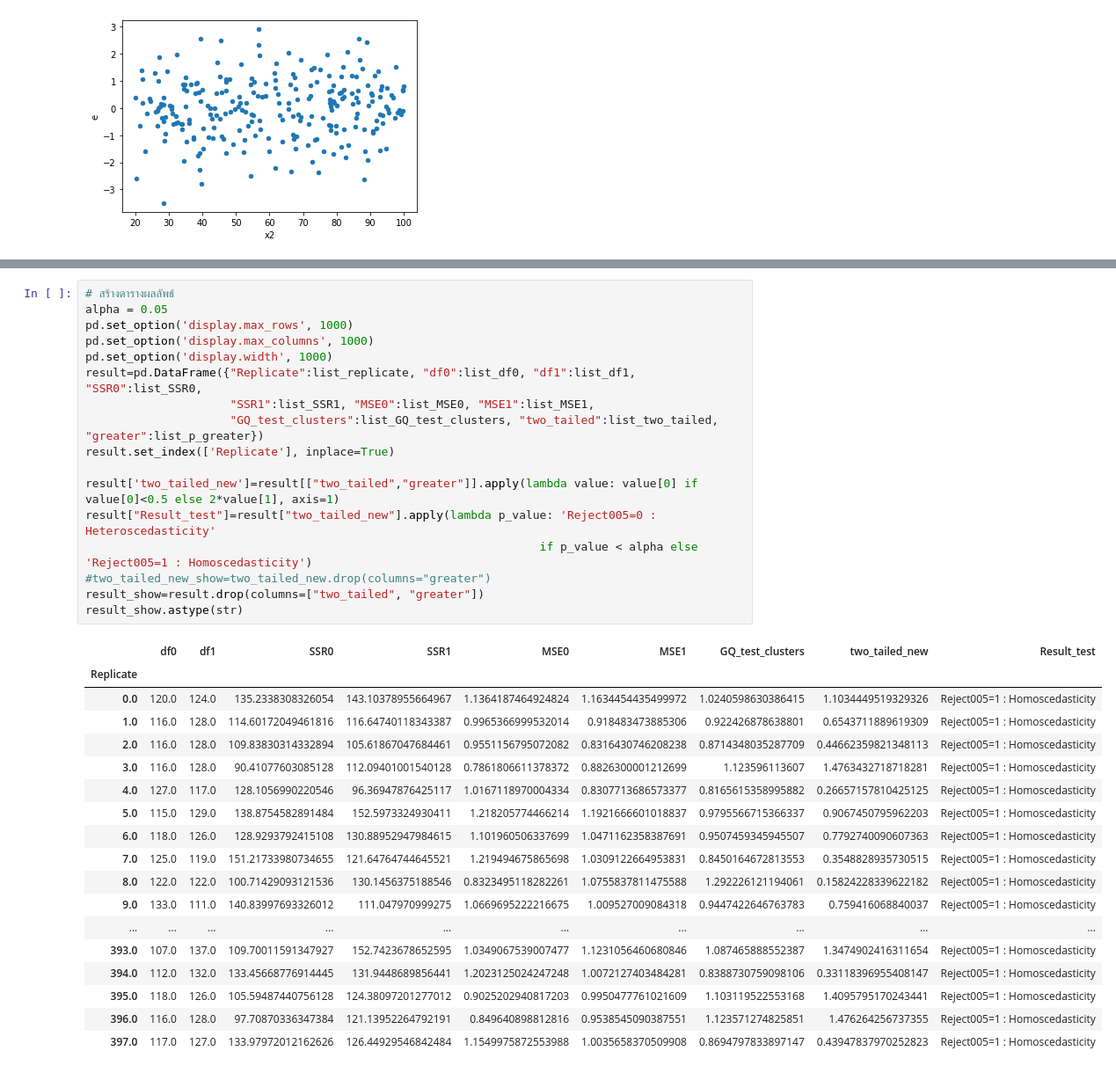
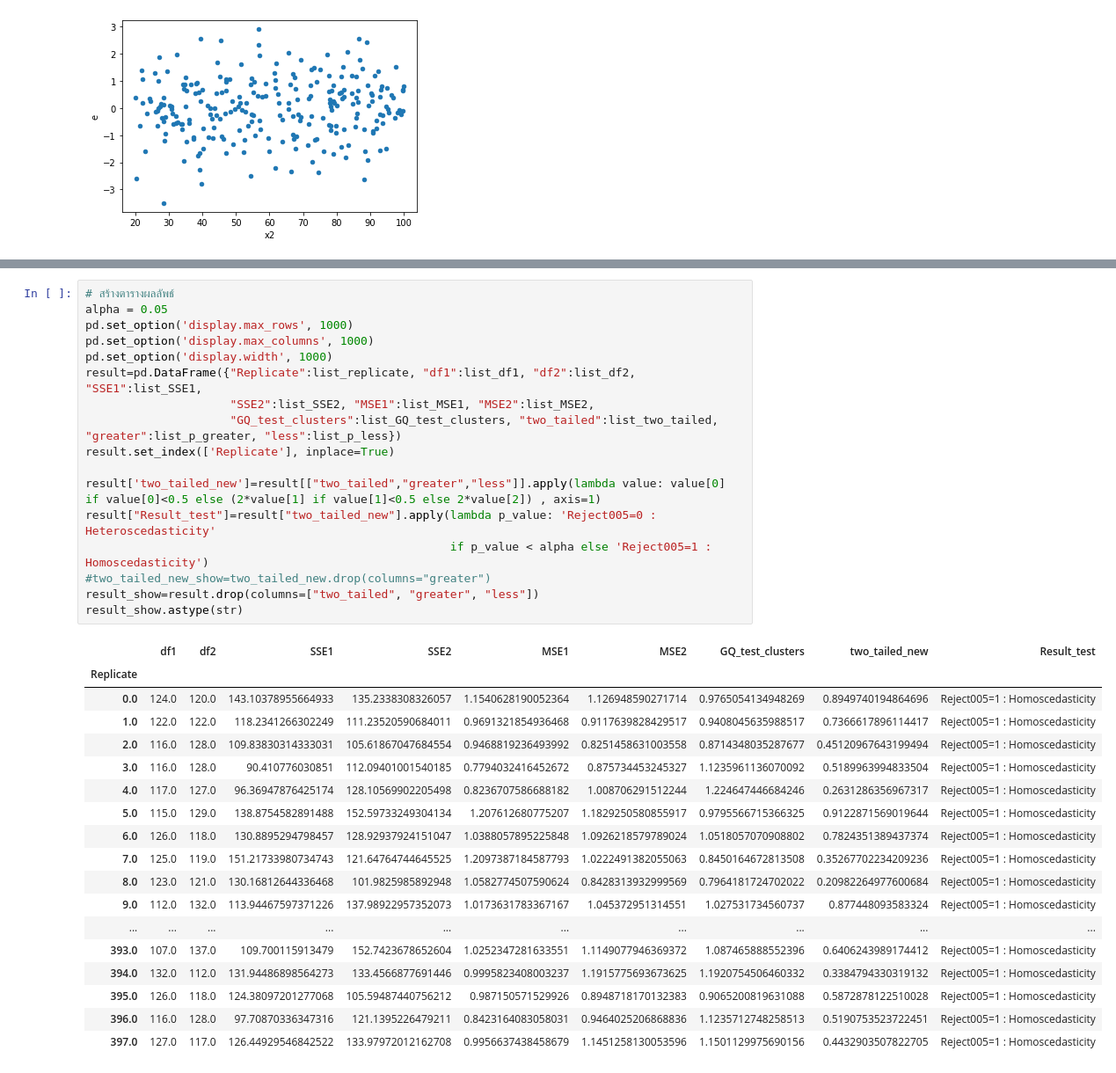
Before and after one commit to iam-fern/Generate_addition, a Jupyter notebook: GQtest_cluster_data_add_delta_(0)_n250_05.ipynb, the cells around one changed output, grey strips where cells are left out. Shown at 88% size. Cells and saved outputs as stored; diff of their text form.

```diff
--- a/GQtest_cluster_data_add_delta_(0)_n250_05.ipynb
+++ b/GQtest_cluster_data_add_delta_(0)_n250_05.ipynb
@@ -285,39 +284,39 @@ result.astype(str)
 # %%
 # สร้างตารางผลลัพธ์
 alpha = 0.05
 pd.set_option('display.max_rows', 1000)
 pd.set_option('display.max_columns', 1000)
 pd.set_option('display.width', 1000)
-result=pd.DataFrame({"Replicate":list_replicate, "df0":list_df0, "df1":list_df1, "SSR0":list_SSR0,
-                     "SSR1":list_SSR1, "MSE0":list_MSE0, "MSE1":list_MSE1,
-                     "GQ_test_clusters":list_GQ_test_clusters, "two_tailed":list_two_tailed, "greater":list_p_greater})
+result=pd.DataFrame({"Replicate":list_replicate, "df1":list_df1, "df2":list_df2, "SSE1":list_SSE1,
+                     "SSE2":list_SSE2, "MSE1":list_MSE1, "MSE2":list_MSE2,
+                     "GQ_test_clusters":list_GQ_test_clusters, "two_tailed":list_two_tailed, "greater":list_p_greater, "less":list_p_less})
 result.set_index(['Replicate'], inplace=True)
 
-result['two_tailed_new']=result[["two_tailed","greater"]].apply(lambda value: value[0] if value[0]<0.5 else 2*value[1], axis=1)
+result['two_tailed_new']=result[["two_tailed","greater","less"]].apply(lambda value: value[0] if value[0]<0.5 else (2*value[1] if value[1]<0.5 else 2*value[2]) , axis=1)
 result["Result_test"]=result["two_tailed_new"].apply(lambda p_value: 'Reject005=0 : Heteroscedasticity'
-                                                                  if p_value < alpha else 'Reject005=1 : Homoscedasticity')
+                                                     if p_value < alpha else 'Reject005=1 : Homoscedasticity')
 #two_tailed_new_show=two_tailed_new.drop(columns="greater")
-result_show=result.drop(columns=["two_tailed", "greater"])
+result_show=result.drop(columns=["two_tailed", "greater", "less"])
 result_show.astype(str)
 # %% [output]
-|  | df0 | df1 | SSR0 | SSR1 | MSE0 | MSE1 | GQ_test_clusters | two_tailed_new | Result_test |
+|  | df1 | df2 | SSE1 | SSE2 | MSE1 | MSE2 | GQ_test_clusters | two_tailed_new | Result_test |
 | Replicate |  |  |  |  |  |  |  |  |  |
-| 0.0 | 120.0 | 124.0 | 135.2338308326054 | 143.10378955664967 | 1.1364187464924824 | 1.1634454435499972 | 1.0240598630386415 | 1.1034449519329326 | Reject005=1 : Homoscedasticity |
-| 1.0 | 116.0 | 128.0 | 114.60172049461816 | 116.64740118343387 | 0.9965366999532014 | 0.918483473885306 | 0.922426878638801 | 0.6543711889619309 | Reject005=1 : Homoscedasticity |
-| 2.0 | 116.0 | 128.0 | 109.83830314332894 | 105.61867047684461 | 0.9551156795072082 | 0.8316430746208238 | 0.8714348035287709 | 0.44662359821348113 | Reject005=1 : Homoscedasticity |
-| 3.0 | 116.0 | 128.0 | 90.41077603085128 | 112.09401001540128 | 0.7861806611378372 | 0.8826300001212699 | 1.123596113607 | 1.4763432718718281 | Reject005=1 : Homoscedasticity |
-| 4.0 | 127.0 | 117.0 | 128.1056990220546 | 96.36947876425117 | 1.0167118970004334 | 0.8307713686573377 | 0.8165615358995882 | 0.26657157810425125 | Reject005=1 : Homoscedasticity |
-| 5.0 | 115.0 | 129.0 | 138.8754582891484 | 152.5973324930411 | 1.218205774466214 | 1.1921666601018837 | 0.9795566715366337 | 0.9067450795962203 | Reject005=1 : Homoscedasticity |
-| 6.0 | 118.0 | 126.0 | 128.9293792415108 | 130.88952947984615 | 1.101960506337699 | 1.0471162358387691 | 0.9507459345945507 | 0.7792740090607363 | Reject005=1 : Homoscedasticity |
-| 7.0 | 125.0 | 119.0 | 151.21733980734655 | 121.64764744645521 | 1.219494675865698 | 1.0309122664953831 | 0.8450164672813553 | 0.3548828935730515 | Reject005=1 : Homoscedasticity |
-| 8.0 | 122.0 | 122.0 | 100.71429093121536 | 130.1456375188546 | 0.8323495118282261 | 1.0755837811475588 | 1.292226121194061 | 0.15824228339622182 | Reject005=1 : Homoscedasticity |
-| 9.0 | 133.0 | 111.0 | 140.83997693326012 | 111.047970999275 | 1.0669695222216675 | 1.009527009084318 | 0.9447422646763783 | 0.759416068840037 | Reject005=1 : Homoscedasticity |
+| 0.0 | 124.0 | 120.0 | 143.10378955664933 | 135.2338308326057 | 1.1540628190052364 | 1.126948590271714 | 0.9765054134948269 | 0.8949740194864696 | Reject005=1 : Homoscedasticity |
+| 1.0 | 122.0 | 122.0 | 118.2341266302249 | 111.23520590684011 | 0.9691321854936468 | 0.9117639828429517 | 0.9408045635988517 | 0.7366617896114417 | Reject005=1 : Homoscedasticity |
+| 2.0 | 116.0 | 128.0 | 109.83830314333031 | 105.61867047684554 | 0.9468819236493992 | 0.8251458631003558 | 0.8714348035287677 | 0.45120967643199494 | Reject005=1 : Homoscedasticity |
+| 3.0 | 116.0 | 128.0 | 90.410776030851 | 112.09401001540185 | 0.7794032416452672 | 0.875734453245327 | 1.1235961136070092 | 0.5189963994833504 | Reject005=1 : Homoscedasticity |
+| 4.0 | 117.0 | 127.0 | 96.36947876425174 | 128.10569902205498 | 0.8236707586688182 | 1.008706291512244 | 1.224647446684246 | 0.2631286356967317 | Reject005=1 : Homoscedasticity |
+| 5.0 | 115.0 | 129.0 | 138.8754582891488 | 152.59733249304134 | 1.207612680775207 | 1.1829250580855917 | 0.9795566715366325 | 0.9122871569019644 | Reject005=1 : Homoscedasticity |
+| 6.0 | 126.0 | 118.0 | 130.8895294798457 | 128.92937924151047 | 1.0388057895225848 | 1.0926218579789024 | 1.0518057070908802 | 0.7824351389437374 | Reject005=1 : Homoscedasticity |
+| 7.0 | 125.0 | 119.0 | 151.21733980734743 | 121.64764744645525 | 1.2097387184587793 | 1.0222491382055063 | 0.8450164672813508 | 0.35267702234209236 | Reject005=1 : Homoscedasticity |
+| 8.0 | 123.0 | 121.0 | 130.16812644336468 | 101.9825985892948 | 1.0582774507590624 | 0.8428313932999569 | 0.7964181724702022 | 0.20982264977600684 | Reject005=1 : Homoscedasticity |
+| 9.0 | 112.0 | 132.0 | 113.94467597371226 | 137.98922957352073 | 1.0173631783367167 | 1.045372951314551 | 1.027531734560737 | 0.877448093583324 | Reject005=1 : Homoscedasticity |
 | ... | ... | ... | ... | ... | ... | ... | ... | ... | ... |
-| 393.0 | 107.0 | 137.0 | 109.70011591347927 | 152.7423678652595 | 1.0349067539007477 | 1.1231056460680846 | 1.087465888552387 | 1.3474902416311654 | Reject005=1 : Homoscedasticity |
-| 394.0 | 112.0 | 132.0 | 133.45668776914445 | 131.9448689856441 | 1.2023125024247248 | 1.0072127403484281 | 0.8388730759098106 | 0.33118396955408147 | Reject005=1 : Homoscedasticity |
-| 395.0 | 118.0 | 126.0 | 105.59487440756128 | 124.38097201277012 | 0.9025202940817203 | 0.9950477761021609 | 1.103119522553168 | 1.4095795170243441 | Reject005=1 : Homoscedasticity |
-| 396.0 | 116.0 | 128.0 | 97.70870336347384 | 121.13952264792191 | 0.849640898812816 | 0.9538545090387551 | 1.123571274825851 | 1.476264256737355 | Reject005=1 : Homoscedasticity |
-| 397.0 | 117.0 | 127.0 | 133.97972012162626 | 126.44929546842484 | 1.1549975872553988 | 1.0035658370509908 | 0.8694797833897147 | 0.43947837970252823 | Reject005=1 : Homoscedasticity |
+| 393.0 | 107.0 | 137.0 | 109.700115913479 | 152.7423678652604 | 1.0252347281633551 | 1.1149077946369372 | 1.087465888552396 | 0.6406243989174412 | Reject005=1 : Homoscedasticity |
+| 394.0 | 132.0 | 112.0 | 131.94486898564273 | 133.4566877691446 | 0.9995823408003237 | 1.1915775693673625 | 1.1920754506460332 | 0.3384794330319132 | Reject005=1 : Homoscedasticity |
+| 395.0 | 126.0 | 118.0 | 124.38097201277068 | 105.59487440756212 | 0.987150571529926 | 0.8948718170132383 | 0.9065200819631088 | 0.5872878122510028 | Reject005=1 : Homoscedasticity |
+| 396.0 | 116.0 | 128.0 | 97.70870336347316 | 121.1395226479211 | 0.8423164083058031 | 0.9464025206868836 | 1.1235712748258513 | 0.5190753523722451 | Reject005=1 : Homoscedasticity |
+| 397.0 | 127.0 | 117.0 | 126.44929546842522 | 133.97972012162708 | 0.9956637438458679 | 1.1451258130053596 | 1.1501129975690156 | 0.4432903507822705 | Reject005=1 : Homoscedasticity |
 # %%
 result_show['Result_test'].value_counts()
 # %% [output]
```
Also changed, not shown: parts of 4 cells of this notebook.
